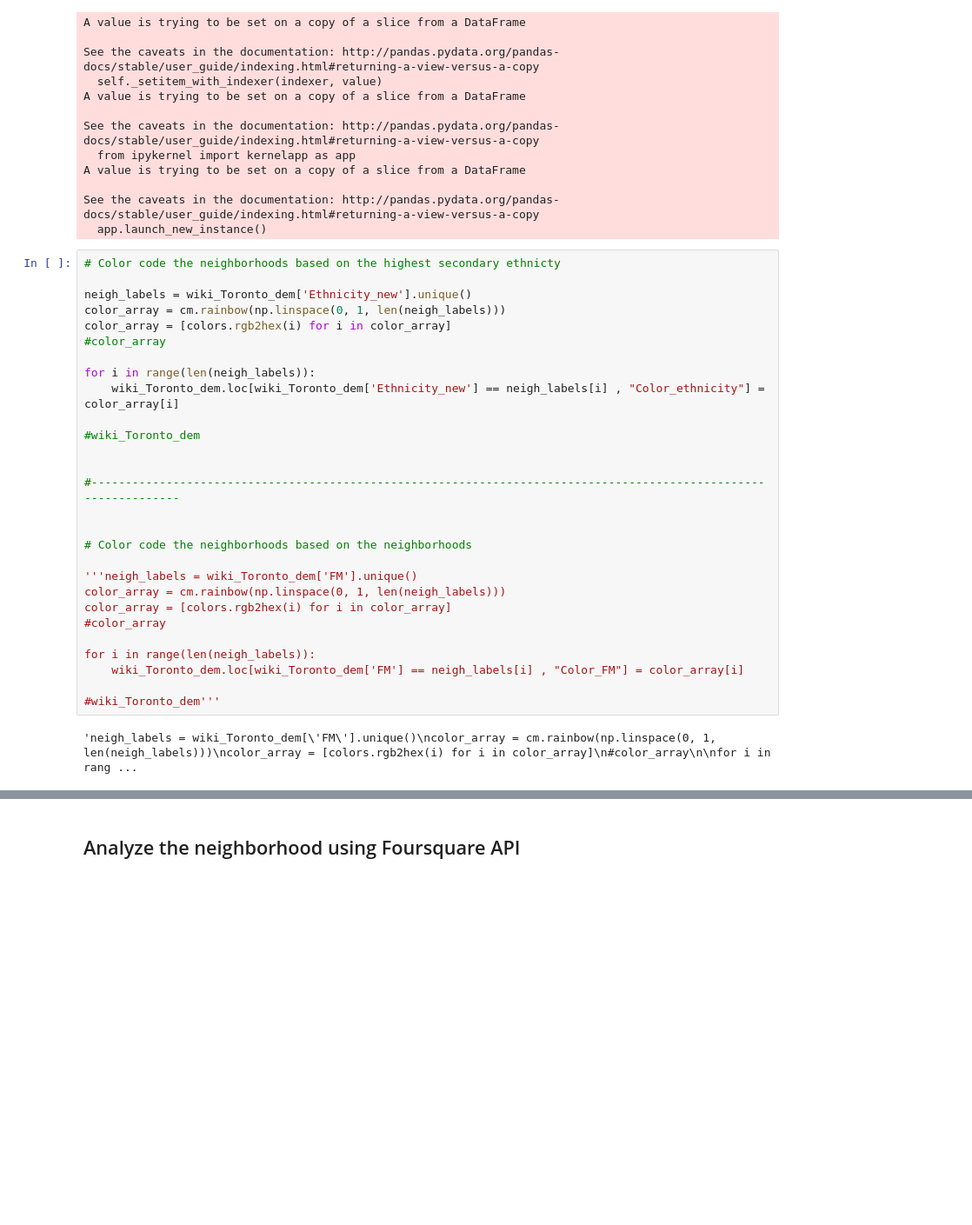
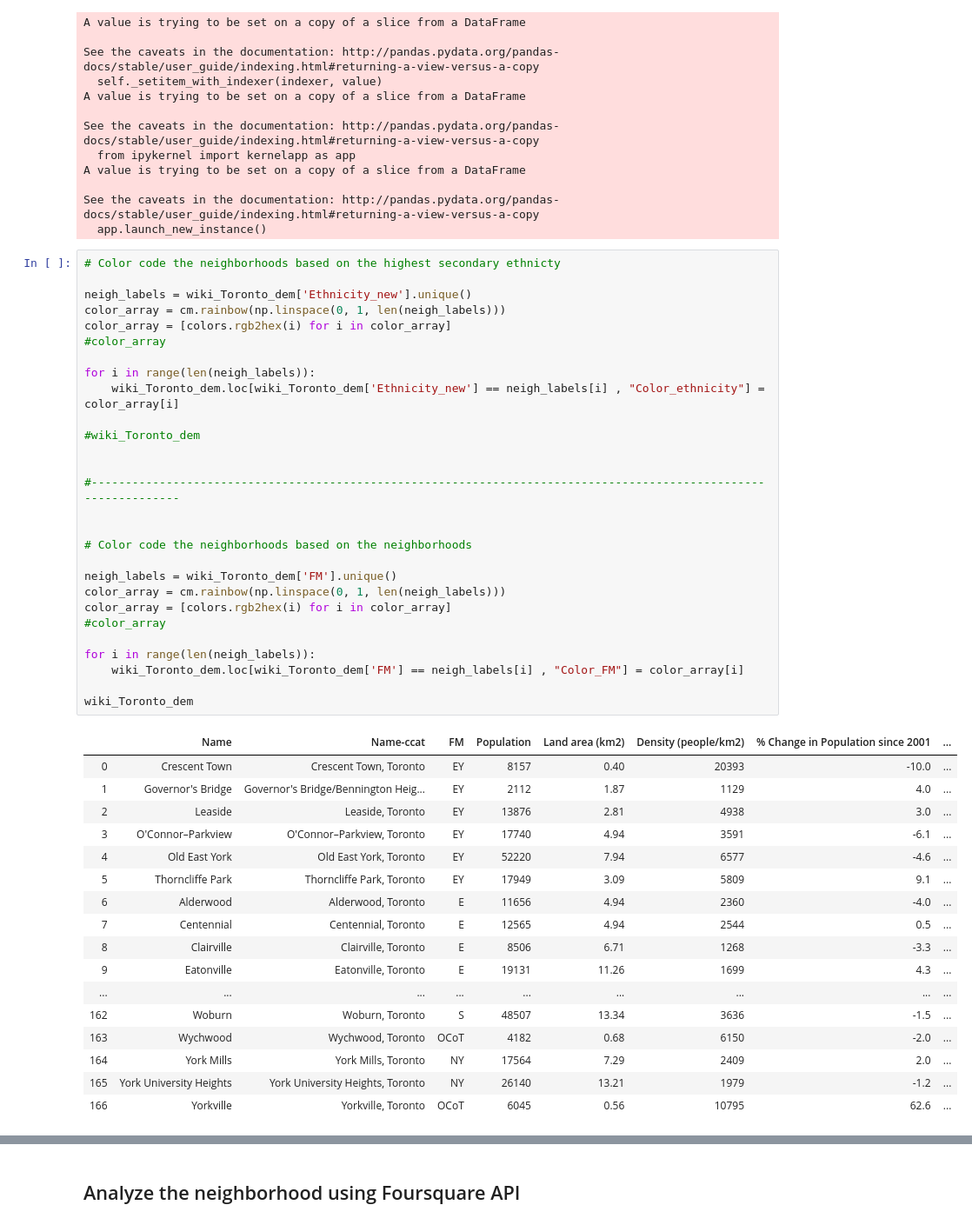
Before and after one commit to goforbhuvan/DS-Capstone, a Jupyter notebook: IBM Data Science Capstone/IBM DS Capstone - Week 3_BS.ipynb, the cells around one changed output, grey strips where cells are left out. Shown at 87% size. Cells and saved outputs as stored; diff of their text form; blank space fills up the shorter version.

```diff
--- a/IBM Data Science Capstone/IBM DS Capstone - Week 3_BS.ipynb
+++ b/IBM Data Science Capstone/IBM DS Capstone - Week 3_BS.ipynb
@@ -313,33 +309,49 @@ See the caveats in the documentation: http://pandas.pydata.org/pandas-docs/stabl
 # %%
 # Color code the neighborhoods based on the highest secondary ethnicty
 
 neigh_labels = wiki_Toronto_dem['Ethnicity_new'].unique()
 color_array = cm.rainbow(np.linspace(0, 1, len(neigh_labels)))
 color_array = [colors.rgb2hex(i) for i in color_array]
 #color_array
 
 for i in range(len(neigh_labels)):
     wiki_Toronto_dem.loc[wiki_Toronto_dem['Ethnicity_new'] == neigh_labels[i] , "Color_ethnicity"] = color_array[i]
 
 #wiki_Toronto_dem
 
 
 #-----------------------------------------------------------------------------------------------------------------
 
 
 # Color code the neighborhoods based on the neighborhoods
 
-'''neigh_labels = wiki_Toronto_dem['FM'].unique()
+neigh_labels = wiki_Toronto_dem['FM'].unique()
 color_array = cm.rainbow(np.linspace(0, 1, len(neigh_labels)))
 color_array = [colors.rgb2hex(i) for i in color_array]
 #color_array
 
 for i in range(len(neigh_labels)):
     wiki_Toronto_dem.loc[wiki_Toronto_dem['FM'] == neigh_labels[i] , "Color_FM"] = color_array[i]
 
-#wiki_Toronto_dem'''
+wiki_Toronto_dem
 # %% [output]
-'neigh_labels = wiki_Toronto_dem[\'FM\'].unique()\ncolor_array = cm.rainbow(np.linspace(0, 1, len(neigh_labels)))\ncolor_array = [colors.rgb2hex(i) for i in color_array]\n#color_array\n\nfor i in rang ...
+|  | Name | Name-ccat | FM | Population | Land area (km2) | Density (people/km2) | % Change in Population since 2001 | ... |
+| 0 | Crescent Town | Crescent Town, Toronto | EY | 8157 | 0.40 | 20393 | -10.0 | ... |
+| 1 | Governor's Bridge | Governor's Bridge/Bennington Heig... | EY | 2112 | 1.87 | 1129 | 4.0 | ... |
+| 2 | Leaside | Leaside, Toronto | EY | 13876 | 2.81 | 4938 | 3.0 | ... |
+| 3 | O'Connor–Parkview | O'Connor–Parkview, Toronto | EY | 17740 | 4.94 | 3591 | -6.1 | ... |
+| 4 | Old East York | Old East York, Toronto | EY | 52220 | 7.94 | 6577 | -4.6 | ... |
+| 5 | Thorncliffe Park | Thorncliffe Park, Toronto | EY | 17949 | 3.09 | 5809 | 9.1 | ... |
+| 6 | Alderwood | Alderwood, Toronto | E | 11656 | 4.94 | 2360 | -4.0 | ... |
+| 7 | Centennial | Centennial, Toronto | E | 12565 | 4.94 | 2544 | 0.5 | ... |
+| 8 | Clairville | Clairville, Toronto | E | 8506 | 6.71 | 1268 | -3.3 | ... |
+| 9 | Eatonville | Eatonville, Toronto | E | 19131 | 11.26 | 1699 | 4.3 | ... |
+| ... | ... | ... | ... | ... | ... | ... | ... | ... |
+| 162 | Woburn | Woburn, Toronto | S | 48507 | 13.34 | 3636 | -1.5 | ... |
+| 163 | Wychwood | Wychwood, Toronto | OCoT | 4182 | 0.68 | 6150 | -2.0 | ... |
+| 164 | York Mills | York Mills, Toronto | NY | 17564 | 7.29 | 2409 | 2.0 | ... |
+| 165 | York University Heights | York University Heights, Toronto | NY | 26140 | 13.21 | 1979 | -1.2 | ... |
+| 166 | Yorkville | Yorkville, Toronto | OCoT | 6045 | 0.56 | 10795 | 62.6 | ... |
 # %%
 
 # create map of Toronto using latitude and longitude values
```
Also changed, not shown: parts of 7 cells of this notebook.
